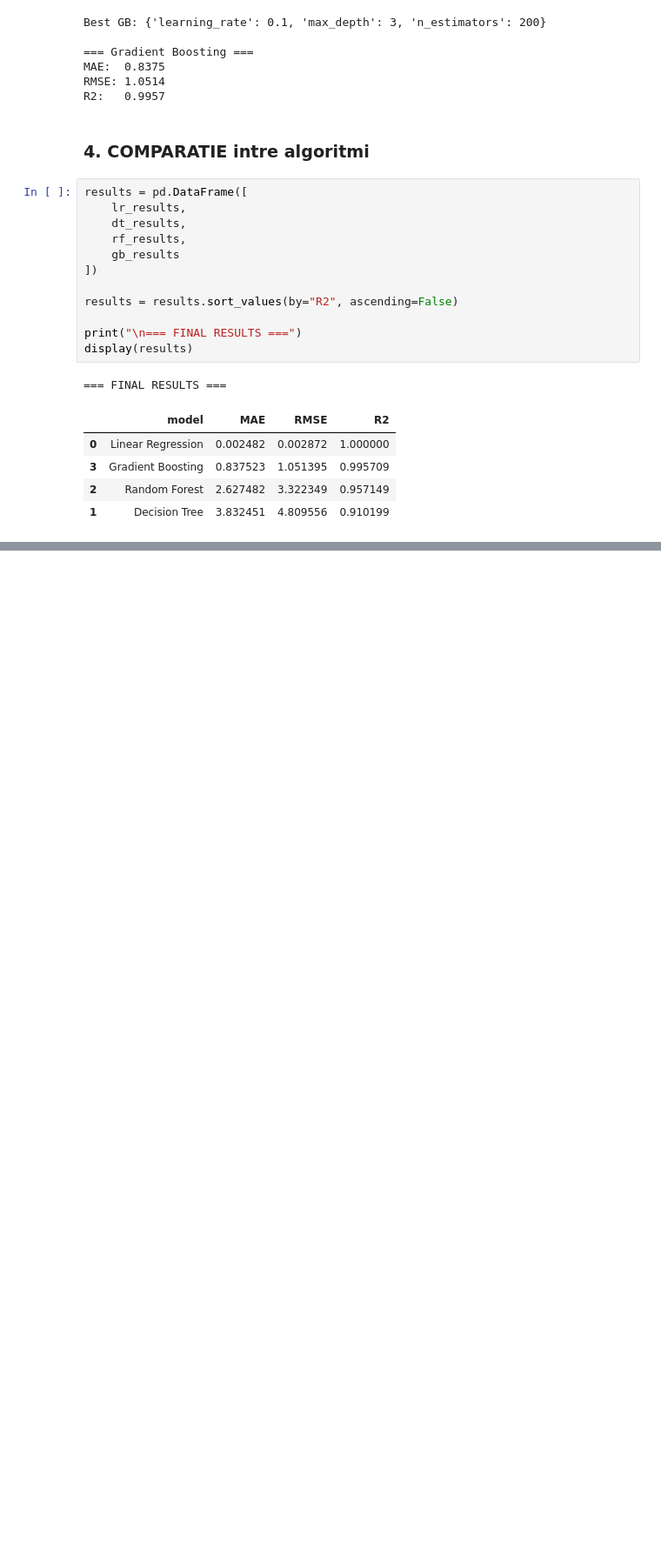
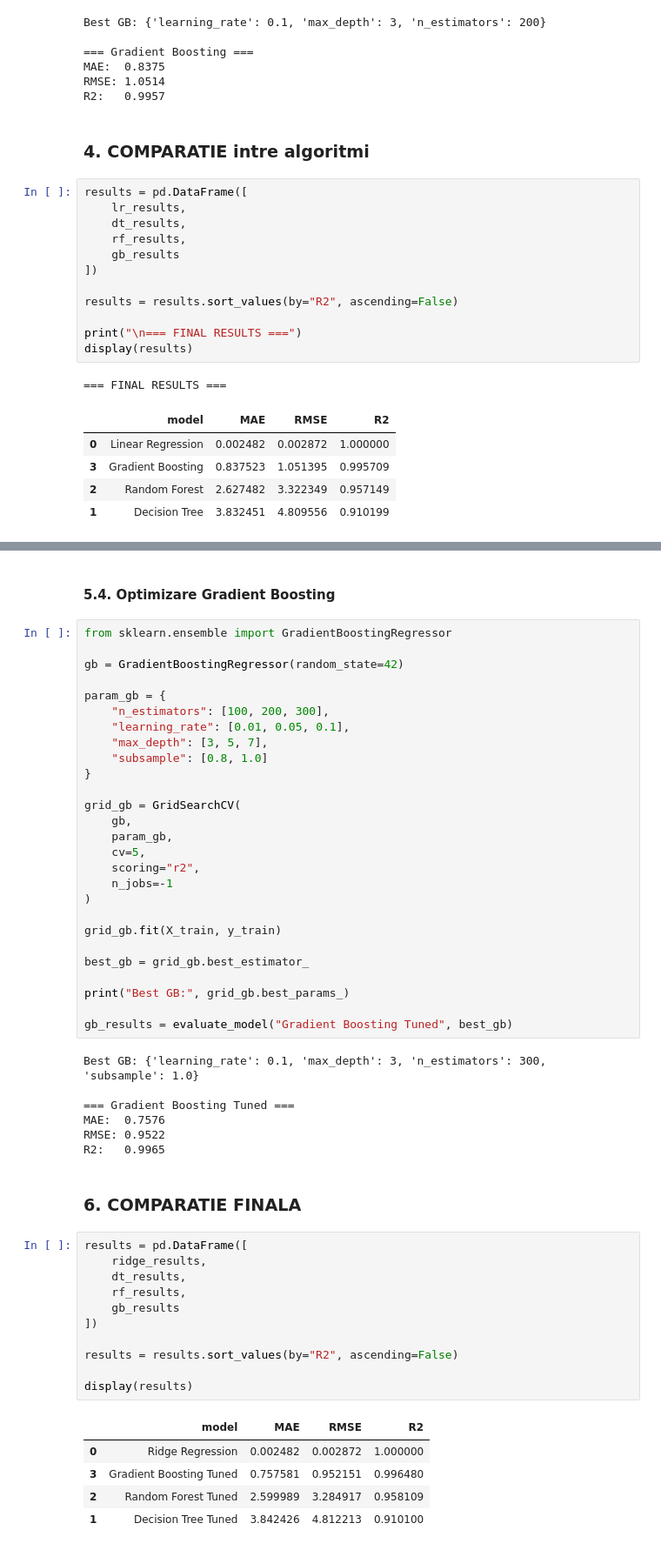
Before and after one commit to tbno9/Sisteme_Inteligente_proiect, a Jupyter notebook: ml_prezicere.ipynb, the cells around one changed output, grey strips where cells are left out. Shown at 87% size. Saved outputs shown, nothing was run; the diff lists cells and outputs as text; blank space fills up the shorter version.

```diff
--- a/ml_prezicere.ipynb
+++ b/ml_prezicere.ipynb
@@ -571,0 +718,55 @@ display(results)
+# %% [markdown]
+#### 5.4. Optimizare Gradient Boosting
+# %%
+from sklearn.ensemble import GradientBoostingRegressor
+
+gb = GradientBoostingRegressor(random_state=42)
+
+param_gb = {
+    "n_estimators": [100, 200, 300],
+    "learning_rate": [0.01, 0.05, 0.1],
+    "max_depth": [3, 5, 7],
+    "subsample": [0.8, 1.0]
+}
+
+grid_gb = GridSearchCV(
+    gb,
+    param_gb,
+    cv=5,
+    scoring="r2",
+    n_jobs=-1
+)
+
+grid_gb.fit(X_train, y_train)
+
+best_gb = grid_gb.best_estimator_
+
+print("Best GB:", grid_gb.best_params_)
+
+gb_results = evaluate_model("Gradient Boosting Tuned", best_gb)
+# %% [output]
+Best GB: {'learning_rate': 0.1, 'max_depth': 3, 'n_estimators': 300, 'subsample': 1.0}
+
+=== Gradient Boosting Tuned ===
+MAE:  0.7576
+RMSE: 0.9522
+R2:   0.9965
+# %% [markdown]
+### 6. COMPARATIE FINALA
+# %%
+results = pd.DataFrame([
+    ridge_results,
+    dt_results,
+    rf_results,
+    gb_results
+])
+
+results = results.sort_values(by="R2", ascending=False)
+
+display(results)
+# %% [output]
+|  | model | MAE | RMSE | R2 |
+| 0 | Ridge Regression | 0.002482 | 0.002872 | 1.000000 |
+| 3 | Gradient Boosting Tuned | 0.757581 | 0.952151 | 0.996480 |
+| 2 | Random Forest Tuned | 2.599989 | 3.284917 | 0.958109 |
+| 1 | Decision Tree Tuned | 3.842426 | 4.812213 | 0.910100 |
```
Also changed, not shown: parts of 15 cells of this notebook.
